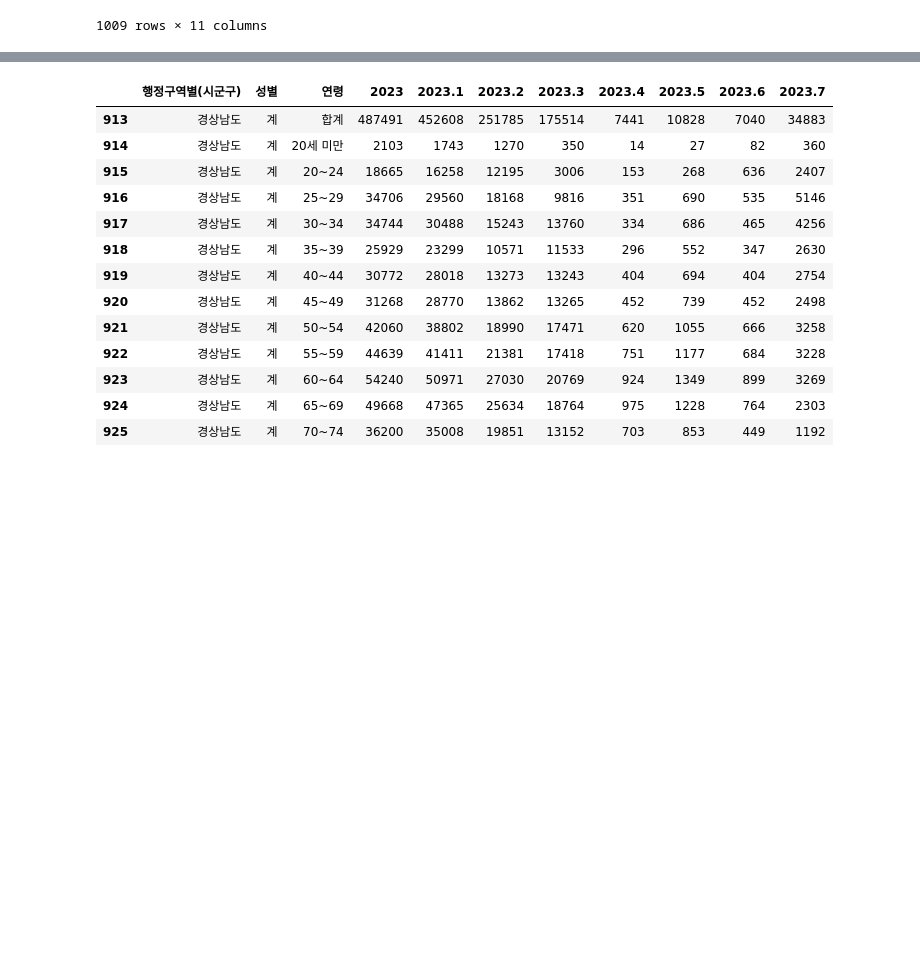
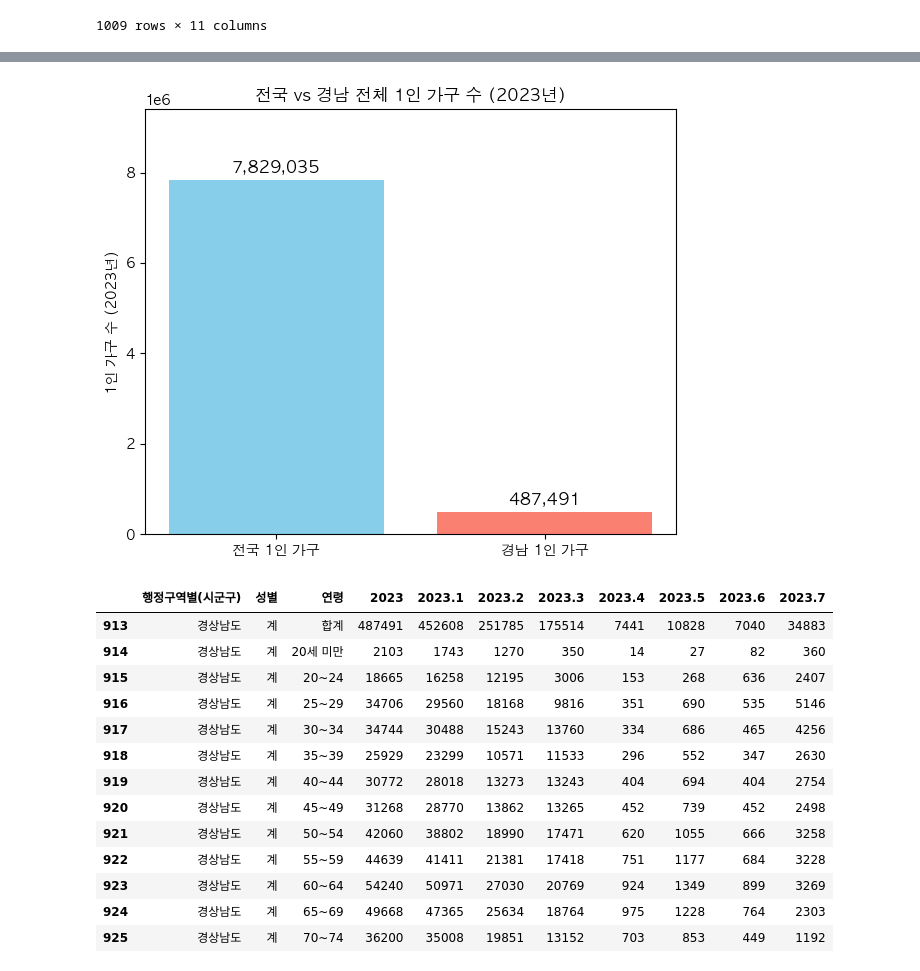
Before and after one commit to InsightCWNU/data_analysis, a Jupyter notebook: gyeongnam_analysis/analysis/gyeongnam_analysis01.ipynb, the cells around one changed output, grey strips where cells are left out. Cells and saved outputs as stored; diff of their text form; code cells hidden in the pictures; blank space fills up the shorter version.

```diff
--- a/gyeongnam_analysis/analysis/gyeongnam_analysis01.ipynb
+++ b/gyeongnam_analysis/analysis/gyeongnam_analysis01.ipynb
@@ -231,3 +268,30 @@ Single_df
+# %%
+# '합계' 연령 조건과 '전국', '경상남도' 기준으로 1인 가구 수 추출
+nation_total_single = Single_df[(Single_df['연령'] == '합계') & (Single_df['행정구역별(시군구)'] == '전국') & (Single_df['성별'] == '계')]['2023'].values[0]
+gyeongnam_total_single = Single_df[(Single_df['연령'] == '합계') & (Single_df['행정구역별(시군구)'] == '경상남도') & (Single_df['성별'] == '계')]['2023'].values[0]
+
+# 수치형 변환
+nation_total_single = int(nation_total_single.replace(',', '')) if isinstance(nation_total_single, str) else int(nation_total_single)
+gyeongnam_total_single = int(gyeongnam_total_single.replace(',', '')) if isinstance(gyeongnam_total_single, str) else int(gyeongnam_total_single)
+
+# 막대그래프 시각화
+plt.figure(figsize=(6, 5))
+labels = ['전국 1인 가구', '경남 1인 가구']
+values = [nation_total_single, gyeongnam_total_single]
+bars = plt.bar(labels, values, color=['skyblue', 'salmon'])
+
+# 수치 표시
+for bar in bars:
+    height = bar.get_height()
+    plt.text(bar.get_x() + bar.get_width()/2, height + 100000, f"{height:,}", ha='center', va='bottom', fontsize=12)
+
+plt.ylim(0, max(values) * 1.2)
+plt.ylabel('1인 가구 수 (2023년)')
+plt.title('전국 vs 경남 전체 1인 가구 수 (2023년)')
+plt.tight_layout()
+plt.show()
+# %% [output]
+[figure, added]
 # %%
 # 경상남도 데이터 필터링
 gyeongnam_df = Single_df[(Single_df['행정구역별(시군구)'] == '경상남도') & (Single_df['성별'] == "계")]
```
Also changed, not shown: parts of 6 cells of this notebook, 4 other files.
